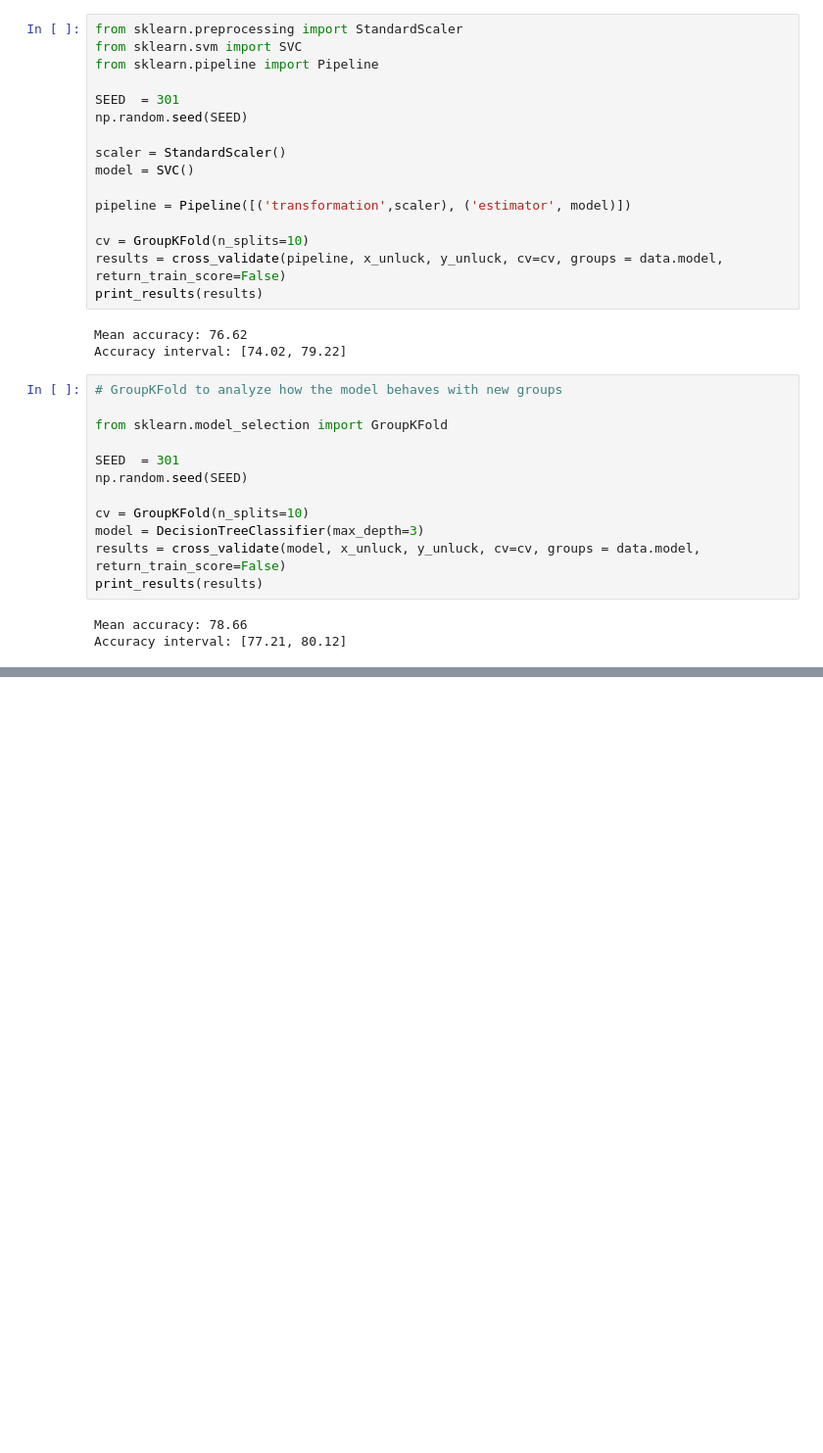
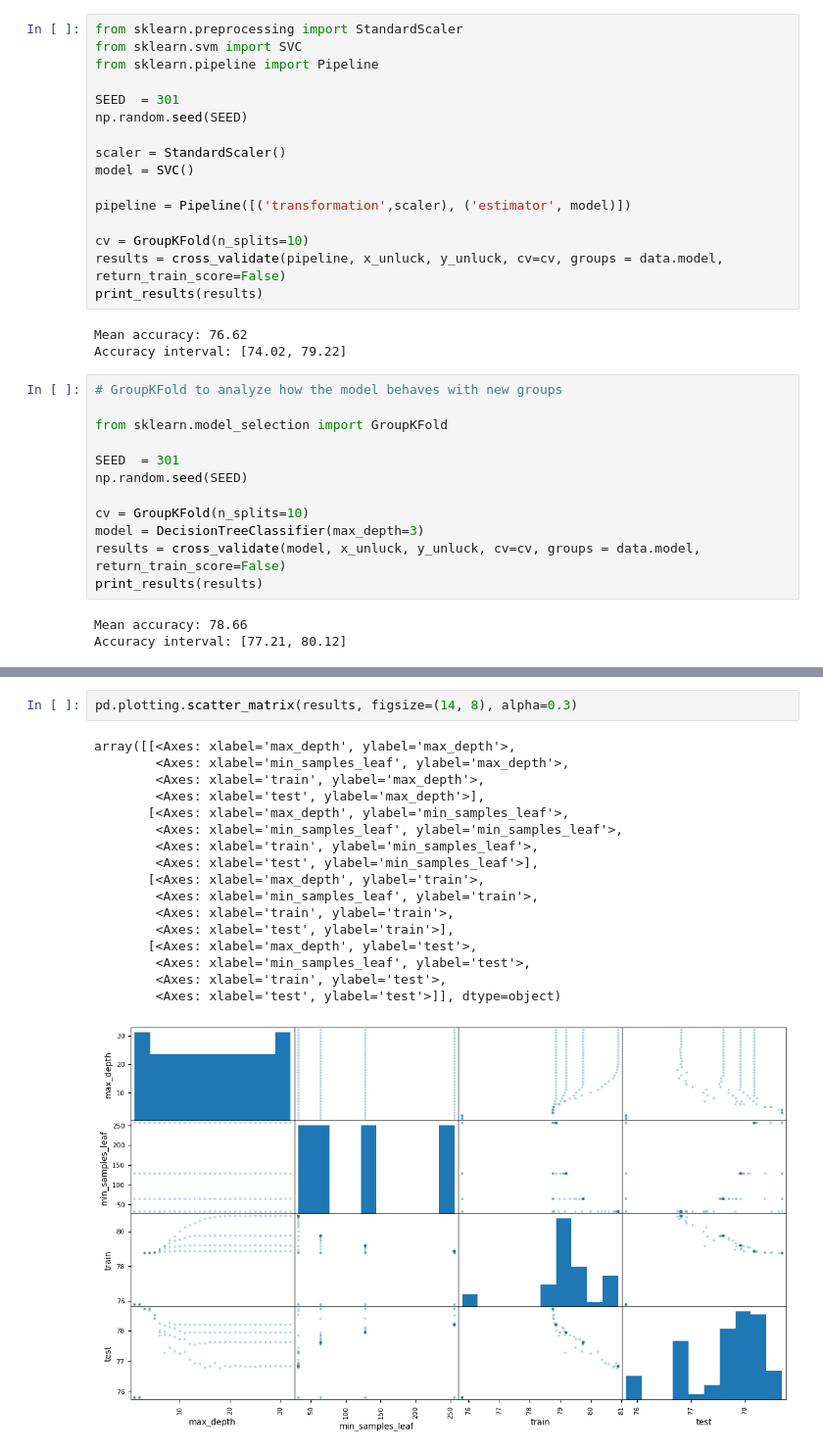
Before and after one commit to GuilhermePereiraRamalho/Machine-Learning, a Jupyter notebook: Model optimization through hyperparameters/1.ipynb, the cells around one changed output, grey strips where cells are left out. Shown: that part at 98% size. Cells and saved outputs as stored; diff of their text form; blank space fills up the shorter version.

```diff
--- a/Model optimization through hyperparameters/1.ipynb
+++ b/Model optimization through hyperparameters/1.ipynb
@@ -153,0 +314,20 @@ graph
+# %%
+pd.plotting.scatter_matrix(results, figsize=(14, 8), alpha=0.3)
+# %% [output]
+array([[<Axes: xlabel='max_depth', ylabel='max_depth'>,
+        <Axes: xlabel='min_samples_leaf', ylabel='max_depth'>,
+        <Axes: xlabel='train', ylabel='max_depth'>,
+        <Axes: xlabel='test', ylabel='max_depth'>],
+       [<Axes: xlabel='max_depth', ylabel='min_samples_leaf'>,
+        <Axes: xlabel='min_samples_leaf', ylabel='min_samples_leaf'>,
+        <Axes: xlabel='train', ylabel='min_samples_leaf'>,
+        <Axes: xlabel='test', ylabel='min_samples_leaf'>],
+       [<Axes: xlabel='max_depth', ylabel='train'>,
+        <Axes: xlabel='min_samples_leaf', ylabel='train'>,
+        <Axes: xlabel='train', ylabel='train'>,
+        <Axes: xlabel='test', ylabel='train'>],
+       [<Axes: xlabel='max_depth', ylabel='test'>,
+        <Axes: xlabel='min_samples_leaf', ylabel='test'>,
+        <Axes: xlabel='train', ylabel='test'>,
+        <Axes: xlabel='test', ylabel='test'>]], dtype=object)
+[figure, added]
```
Also changed, not shown: parts of 35 cells of this notebook.
